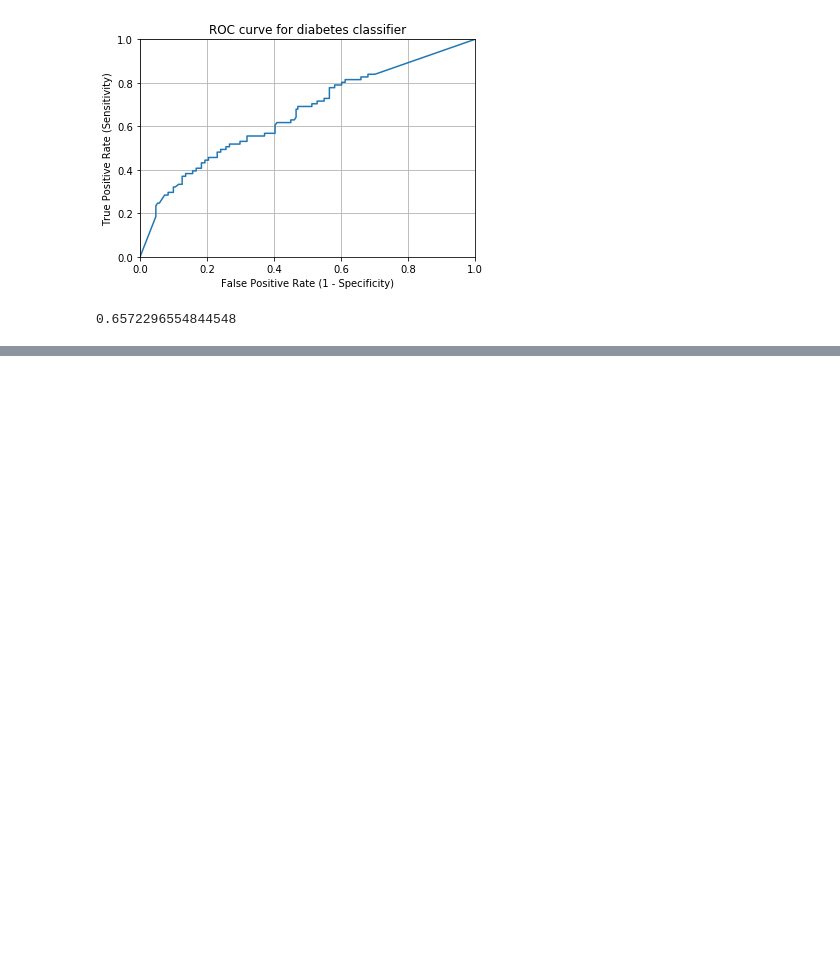
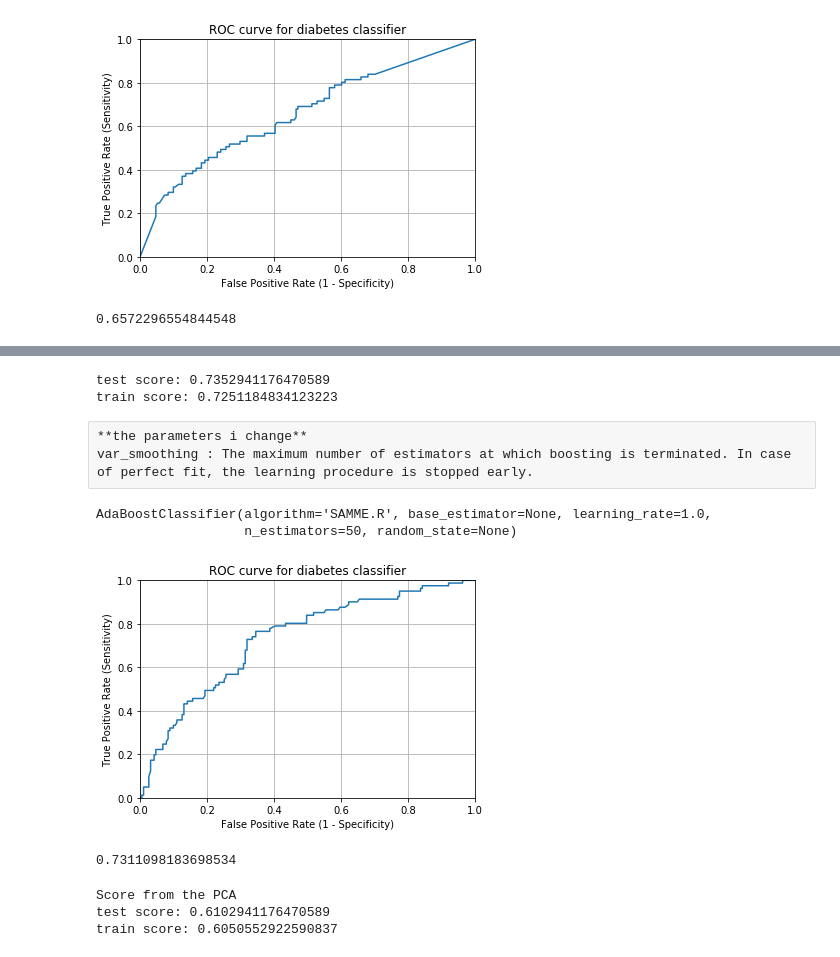
Before and after one commit to lilach199612/Game-of-Throne, a Jupyter notebook: game of throne.ipynb, the cells around one changed output, grey strips where cells are left out. Cells and saved outputs as stored; diff of their text form; code cells hidden in the pictures; blank space fills up the shorter version.

```diff
--- a/game of throne.ipynb
+++ b/game of throne.ipynb
@@ -305,0 +428,45 @@ print(metrics.roc_auc_score(y_test, y_pred_prob))
+# %%
+clf = GaussianNB(var_smoothing=1)
+clf = AdaBoostClassifier(n_estimators=70)
+clf=clf.fit(X_train,y_train)
+print("test score:",clf.score(X_test,y_test))
+print("train score:",clf.score(X_train,y_train))
+# %% [output]
+test score: 0.7352941176470589
+train score: 0.7251184834123223
+# %% [raw]
+**the parameters i change**
+var_smoothing : The maximum number of estimators at which boosting is terminated. In case of perfect fit, the learning procedure is stopped early.
+# %%
+AdaBoostClassifier()
+# %% [output]
+AdaBoostClassifier(algorithm='SAMME.R', base_estimator=None, learning_rate=1.0,
+                   n_estimators=50, random_state=None)
+# %%
+y_pred_prob = clf.predict_proba(X_test)[:, 1]
+fpr, tpr, thresholds = metrics.roc_curve(y_test, y_pred_prob)
+plt.plot(fpr, tpr)
+plt.xlim([0.0, 1.0])
+plt.ylim([0.0, 1.0])
+plt.title('ROC curve for diabetes classifier')
+plt.xlabel('False Positive Rate (1 - Specificity)')
+plt.ylabel('True Positive Rate (Sensitivity)')
+plt.grid(True)
+# %% [output]
+[figure, added]
+# %%
+print(metrics.roc_auc_score(y_test, y_pred_prob))
+# %% [output]
+0.7311098183698534
+# %%
+pca = PCA()
+pca.fit(X_train)
+X_t_train = pca.transform(X_train)
+X_t_test = pca.transform(X_test)
+print("Score from the PCA")
+print("test score:",clf.score(X_t_test,y_test))
+print("train score:",clf.score(X_t_train,y_train))
+# %% [output]
+Score from the PCA
+test score: 0.6102941176470589
+train score: 0.6050552922590837
```
Also changed, not shown: parts of 20 cells of this notebook.
